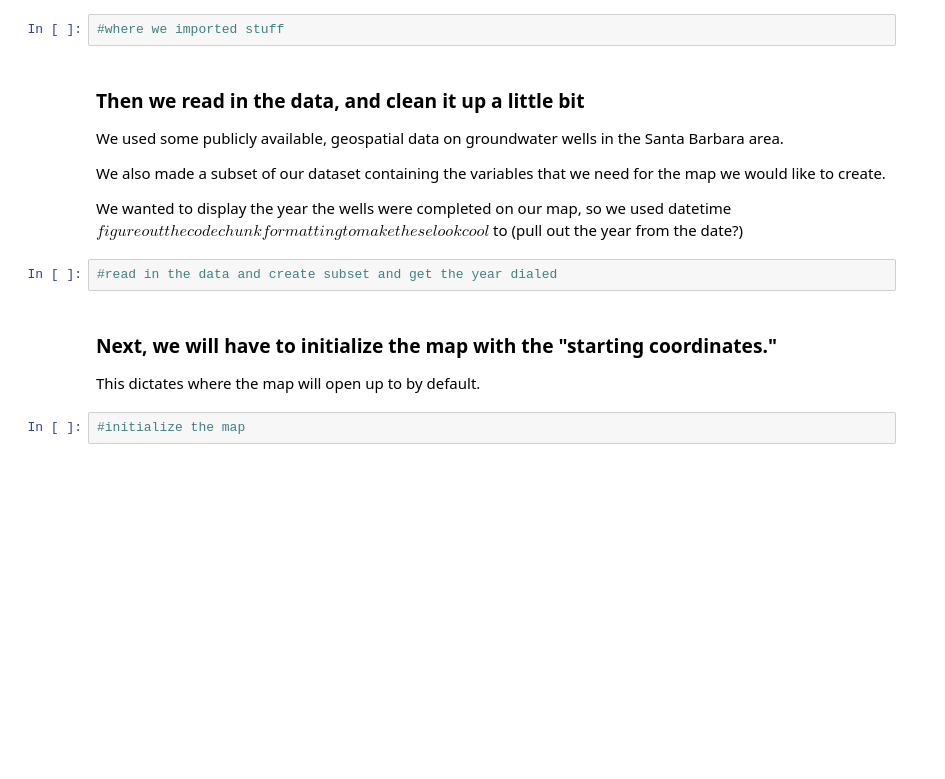
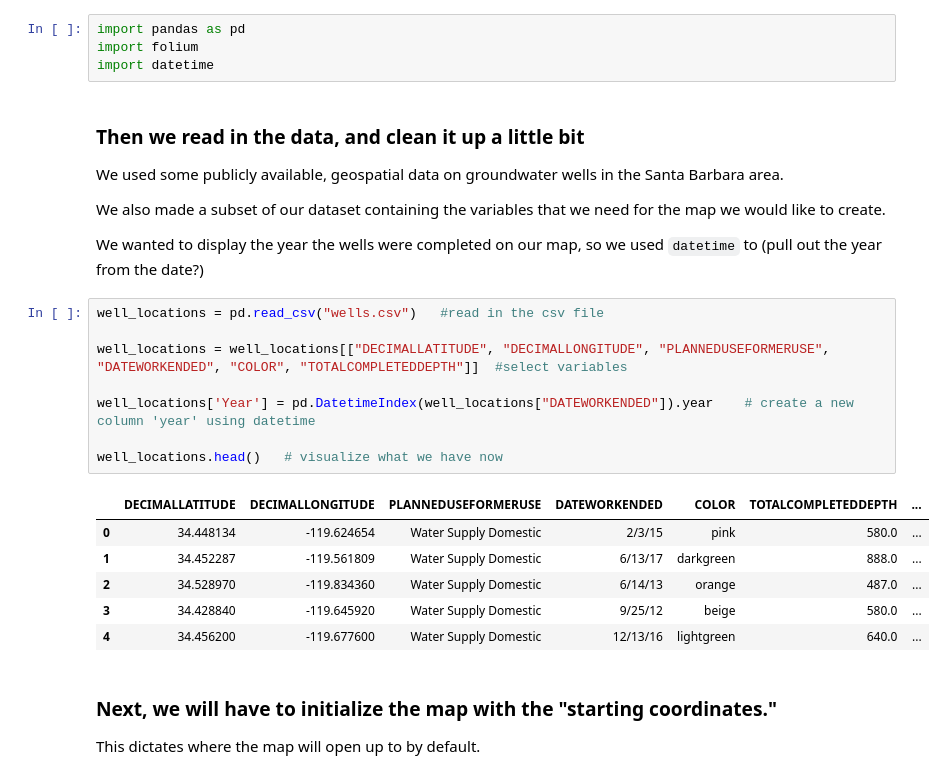
Before and after one commit to jaredbpetry/explore_folium, a Jupyter notebook: presentation.ipynb, the cells around one changed output. Cells and saved outputs as stored; diff of their text form; blank space fills up the shorter version.

```diff
--- a/presentation.ipynb
+++ b/presentation.ipynb
@@ -16,5 +18,7 @@ In this example, we needed pandas and folium. With our specific dataset, we also
-# %%
-#where we imported stuff
+# %%
+import pandas as pd
+import folium
+import datetime
 # %% [markdown]
 ### Then we read in the data, and clean it up a little bit
 
@@ -22,12 +26,23 @@ We used some publicly available, geospatial data on groundwater wells in the San
 
 We also made a subset of our dataset containing the variables that we need for the map we would like to create.
 
-We wanted to display the year the wells were completed on our map, so we used datetime $figure out the code chunk formatting to make these look cool$ to (pull out the year from the date?)
+We wanted to display the year the wells were completed on our map, so we used `datetime` to (pull out the year from the date?)
-# %%
-#read in the data and create subset and get the year dialed
+# %%
+well_locations = pd.read_csv("wells.csv")   #read in the csv file
+
+well_locations = well_locations[["DECIMALLATITUDE", "DECIMALLONGITUDE", "PLANNEDUSEFORMERUSE", "DATEWORKENDED", "COLOR", "TOTALCOMPLETEDDEPTH"]]  #select variables
+
+well_locations['Year'] = pd.DatetimeIndex(well_locations["DATEWORKENDED"]).year    # create a new column 'year' using datetime
+
+well_locations.head()   # visualize what we have now
+# %% [output]
+|  | DECIMALLATITUDE | DECIMALLONGITUDE | PLANNEDUSEFORMERUSE | DATEWORKENDED | COLOR | TOTALCOMPLETEDDEPTH | ... |
+| 0 | 34.448134 | -119.624654 | Water Supply Domestic | 2/3/15 | pink | 580.0 | ... |
+| 1 | 34.452287 | -119.561809 | Water Supply Domestic | 6/13/17 | darkgreen | 888.0 | ... |
+| 2 | 34.528970 | -119.834360 | Water Supply Domestic | 6/14/13 | orange | 487.0 | ... |
+| 3 | 34.428840 | -119.645920 | Water Supply Domestic | 9/25/12 | beige | 580.0 | ... |
+| 4 | 34.456200 | -119.677600 | Water Supply Domestic | 12/13/16 | lightgreen | 640.0 | ... |
 # %% [markdown]
 ### Next, we will have to initialize the map with the "starting coordinates."
 
 This dictates where the map will open up to by default.
-# %%
-#initialize the map
```
Also changed, not shown: parts of 10 cells of this notebook.
